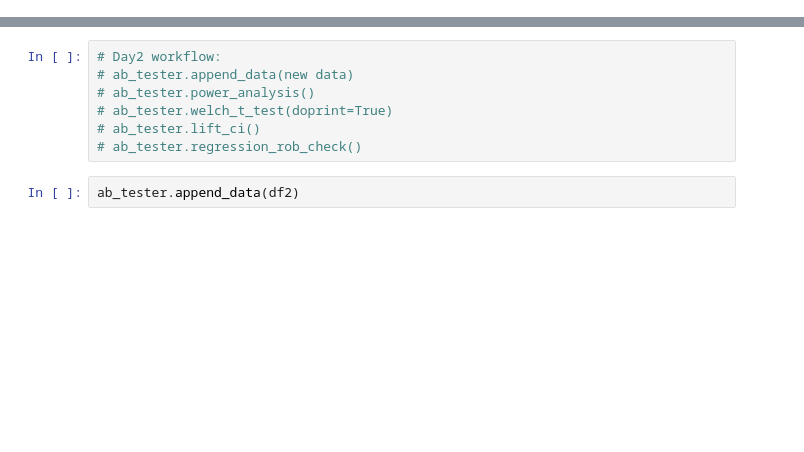
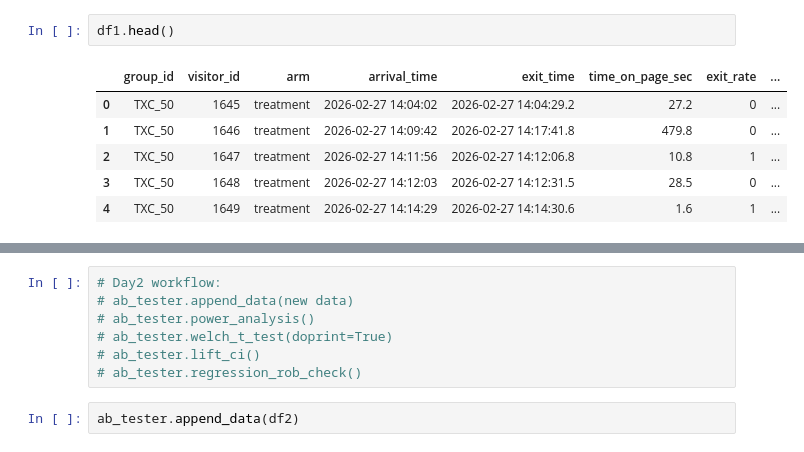
Before and after one commit to mattedefra/DgExpProject, a Jupyter notebook: main.ipynb, the cells around one changed output, grey strips where cells are left out. Saved outputs shown, nothing was run; the diff lists cells and outputs as text; blank space fills up the shorter version.

```diff
--- a/main.ipynb
+++ b/main.ipynb
@@ -149 +53,10 @@ class ABTest:
+# %%
+df1.head()
+# %% [output]
+|  | group_id | visitor_id | arm | arrival_time | exit_time | time_on_page_sec | exit_rate | ... |
+| 0 | TXC_50 | 1645 | treatment | 2026-02-27 14:04:02 | 2026-02-27 14:04:29.2 | 27.2 | 0 | ... |
+| 1 | TXC_50 | 1646 | treatment | 2026-02-27 14:09:42 | 2026-02-27 14:17:41.8 | 479.8 | 0 | ... |
+| 2 | TXC_50 | 1647 | treatment | 2026-02-27 14:11:56 | 2026-02-27 14:12:06.8 | 10.8 | 1 | ... |
+| 3 | TXC_50 | 1648 | treatment | 2026-02-27 14:12:03 | 2026-02-27 14:12:31.5 | 28.5 | 0 | ... |
+| 4 | TXC_50 | 1649 | treatment | 2026-02-27 14:14:29 | 2026-02-27 14:14:30.6 | 1.6 | 1 | ... |
 # %%
```
Also changed, not shown: parts of 30 cells of this notebook, 1 other file.
